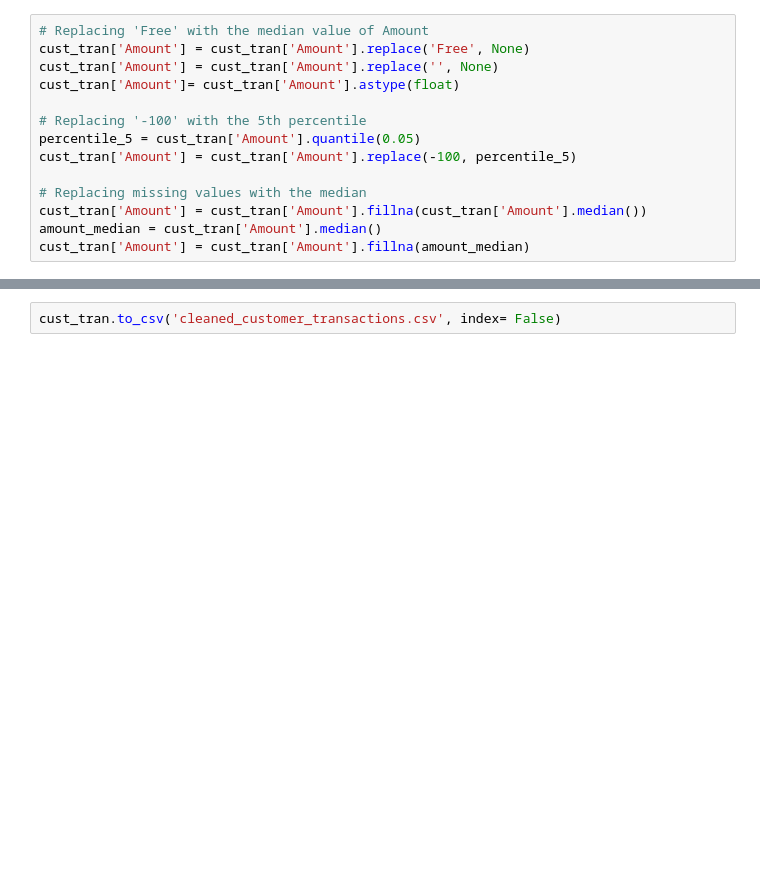
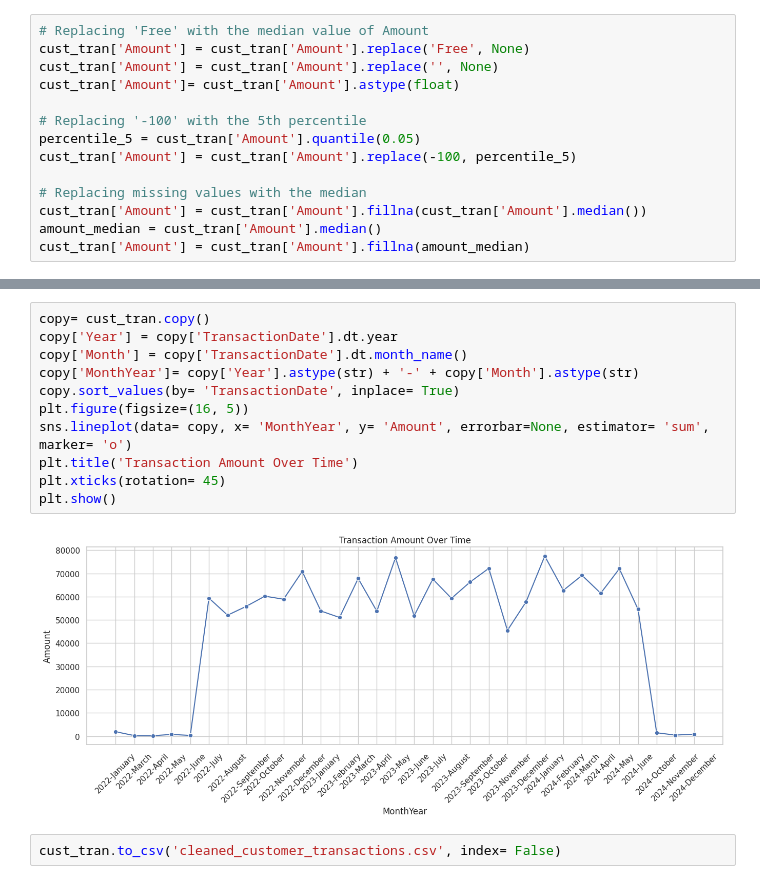
Before and after one commit to christianbusalanan/Math-for-Machine-Learning-Linear-Algebra, a Jupyter notebook: MO_IT125_Homework_Data_Preprocessing_of_Machine_Learning_Solution_Project_Dataset_BSIT_S3103_Busalanan,_C_N.ipynb, the cells around one changed output, grey strips where cells are left out. Drawn from its saved outputs; the diff is of its cells as text; blank space fills up the shorter version.

```diff
--- a/MO_IT125_Homework_Data_Preprocessing_of_Machine_Learning_Solution_Project_Dataset_BSIT_S3103_Busalanan,_C_N.ipynb
+++ b/MO_IT125_Homework_Data_Preprocessing_of_Machine_Learning_Solution_Project_Dataset_BSIT_S3103_Busalanan,_C_N.ipynb
@@ -189,3 +234,16 @@ cust_tran['ProductCategory'] = cust_tran['ProductCategory'].fillna('Unknown')
+# %%
+copy= cust_tran.copy()
+copy['Year'] = copy['TransactionDate'].dt.year
+copy['Month'] = copy['TransactionDate'].dt.month_name()
+copy['MonthYear']= copy['Year'].astype(str) + '-' + copy['Month'].astype(str)
+copy.sort_values(by= 'TransactionDate', inplace= True)
+plt.figure(figsize=(16, 5))
+sns.lineplot(data= copy, x= 'MonthYear', y= 'Amount', errorbar=None, estimator= 'sum', marker= 'o')
+plt.title('Transaction Amount Over Time')
+plt.xticks(rotation= 45)
+plt.show()
+# %% [output]
+[figure, added]
 # %%
 cust_tran.to_csv('cleaned_customer_transactions.csv', index= False)
 # %% [markdown]
```
Also changed, not shown: parts of 16 cells of this notebook.
